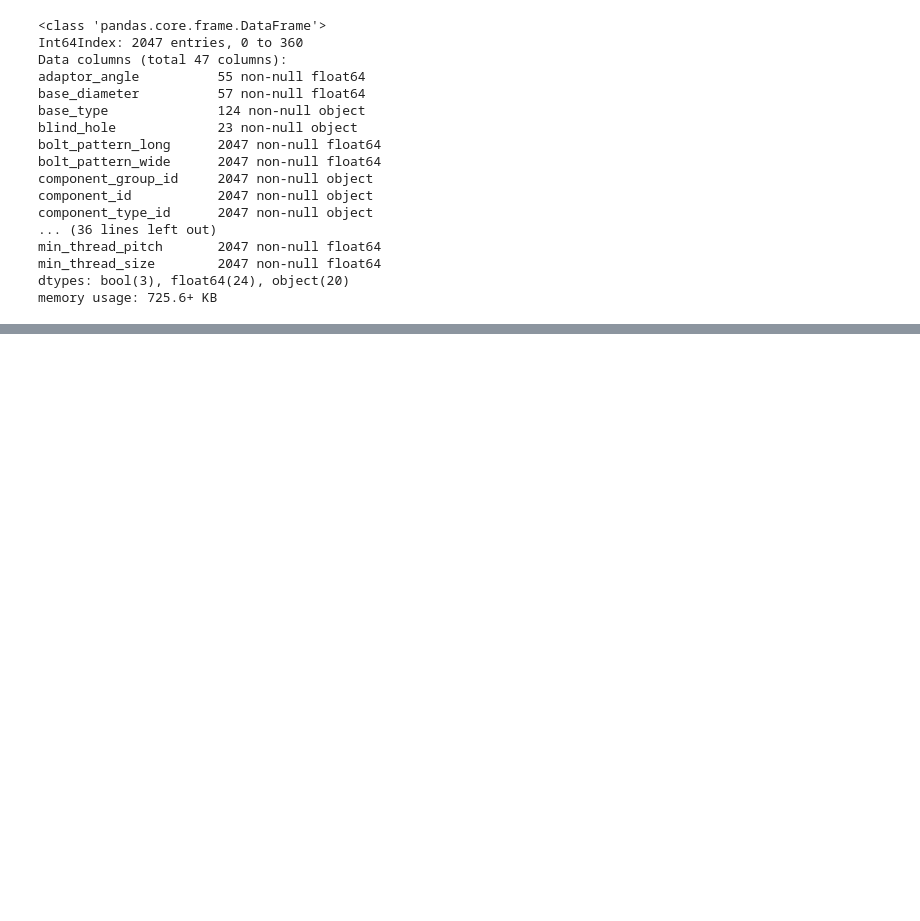
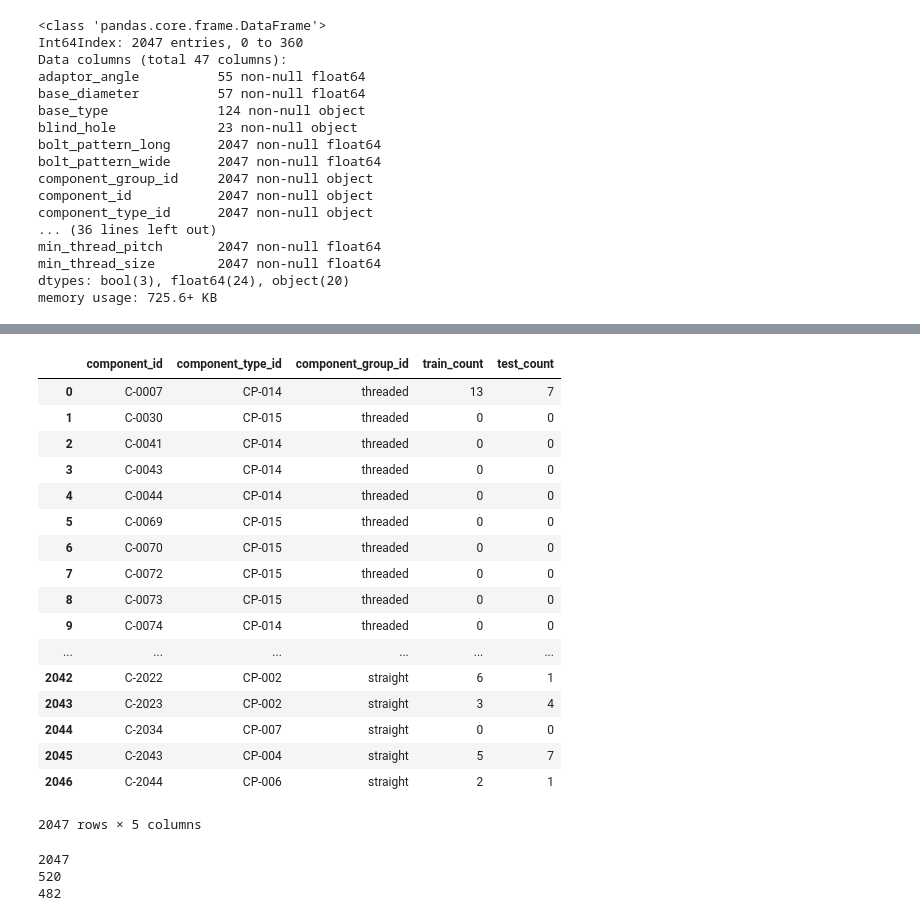
Before and after one commit to cberzan/kaggle-caterpillar, a Jupyter notebook: caterpillar-tube-pricing/components.ipynb, the cells around one changed output, grey strips where cells are left out. Saved outputs shown, nothing was run; the diff lists cells and outputs as text; code cells hidden in the pictures; blank space fills up the shorter version.

```diff
--- a/caterpillar-tube-pricing/components.ipynb
+++ b/caterpillar-tube-pricing/components.ipynb
@@ -158,9 +48,8 @@ length_4 1 ['threaded']
 thread_pitch_4 1 ['threaded']
 thread_pitch_3 1 ['threaded']
 # %%
-from soln.dataset import get_component_info_df
-df = get_component_info_df(comp_types, group_dfs)
-df.info()
+cinfo_df = get_component_info_df(comp_types, group_dfs)
+cinfo_df.info()
 # %% [output]
 <class 'pandas.core.frame.DataFrame'>
 Int64Index: 2047 entries, 0 to 360
@@ -205,0 +76,38 @@ max(0, 0, *(3, 4))
+# %%
+from soln.utils import count_components
+train_counts = count_components(aug_train_set, cinfo_df)
+train_counts.rename(columns={'count': 'train_count'}, inplace=True)
+test_counts = count_components(aug_test_set, cinfo_df)
+test_counts.rename(columns={'count': 'test_count'}, inplace=True)
+all_counts = cinfo_df[['component_id', 'component_type_id', 'component_group_id']]
+all_counts = all_counts.merge(train_counts, on='component_id')
+all_counts = all_counts.merge(test_counts, on='component_id')
+# %%
+all_counts
+# %% [output]
+|  | component_id | component_type_id | component_group_id | train_count | test_count |
+| 0 | C-0007 | CP-014 | threaded | 13 | 7 |
+| 1 | C-0030 | CP-015 | threaded | 0 | 0 |
+| 2 | C-0041 | CP-014 | threaded | 0 | 0 |
+| 3 | C-0043 | CP-014 | threaded | 0 | 0 |
+| 4 | C-0044 | CP-014 | threaded | 0 | 0 |
+| 5 | C-0069 | CP-015 | threaded | 0 | 0 |
+| 6 | C-0070 | CP-015 | threaded | 0 | 0 |
+| 7 | C-0072 | CP-015 | threaded | 0 | 0 |
+| 8 | C-0073 | CP-015 | threaded | 0 | 0 |
+| 9 | C-0074 | CP-014 | threaded | 0 | 0 |
+| ... | ... | ... | ... | ... | ... |
+| 2042 | C-2022 | CP-002 | straight | 6 | 1 |
+| 2043 | C-2023 | CP-002 | straight | 3 | 4 |
+| 2044 | C-2034 | CP-007 | straight | 0 | 0 |
+| 2045 | C-2043 | CP-004 | straight | 5 | 7 |
+| 2046 | C-2044 | CP-006 | straight | 2 | 1 |
+2047 rows × 5 columns
+# %%
+print len(all_counts)
+print len(all_counts[(all_counts.train_count > 0) & (all_counts.test_count == 0)])
+print len(all_counts[(all_counts.train_count == 0) & (all_counts.test_count > 0)])
+# %% [output]
+2047
+520
+482
```
Also changed, not shown: parts of 22 cells of this notebook, 4 other files.
